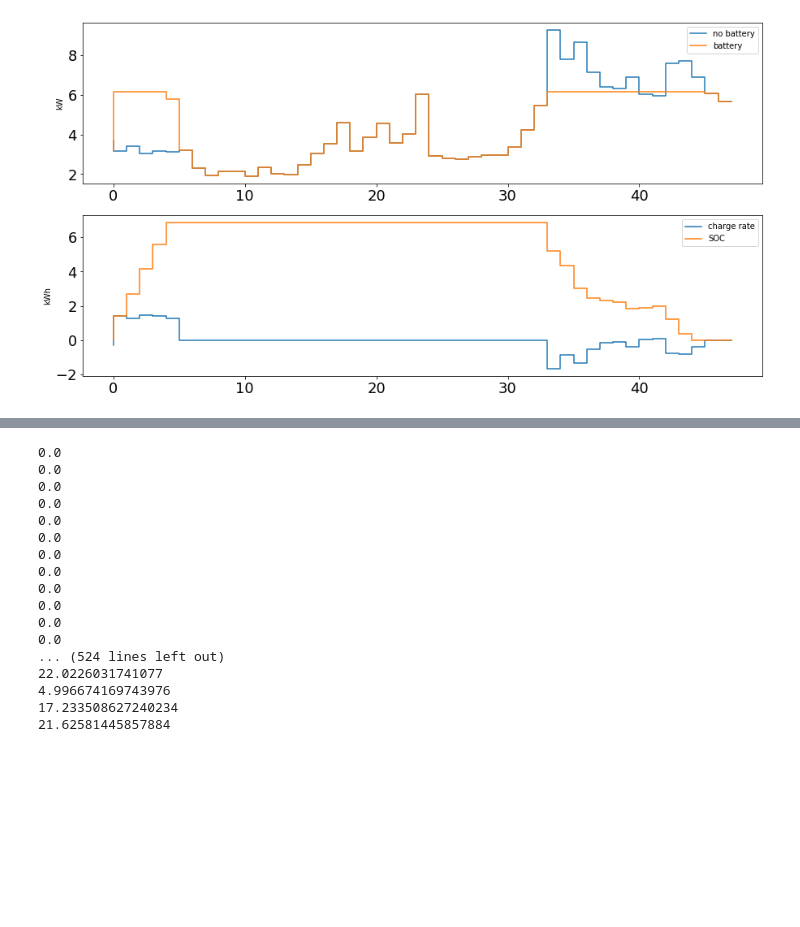
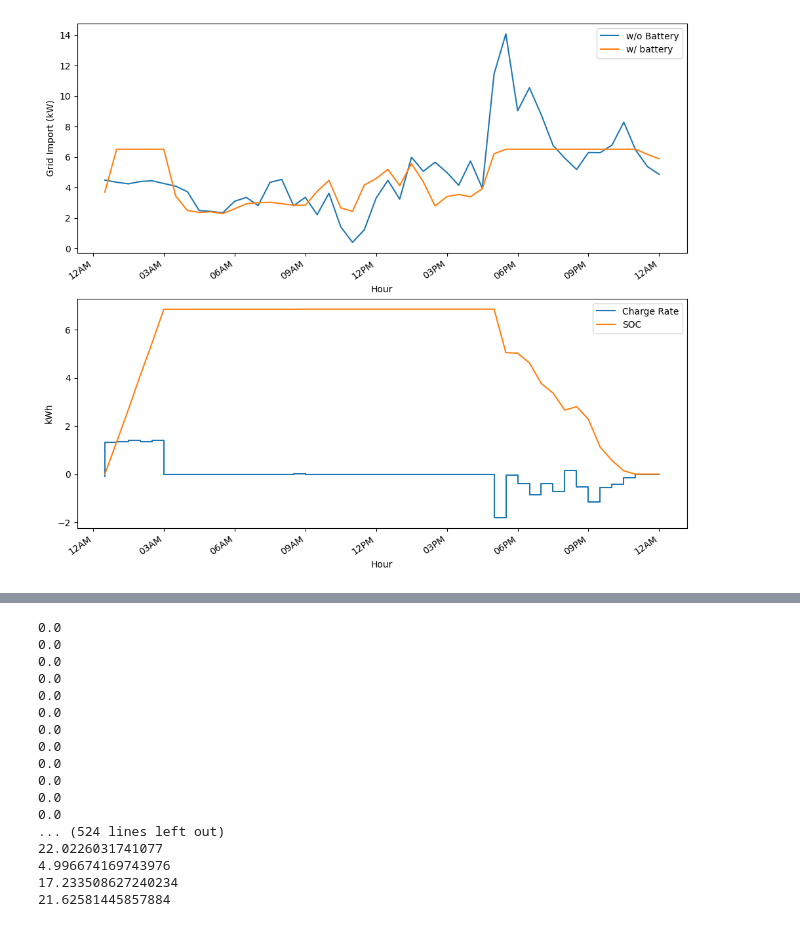
Before and after one commit to stait20/Code, a Jupyter notebook: Final/Results.ipynb, the cells around one changed output, grey strips where cells are left out. Drawn from its saved outputs; the diff is of its cells as text; code cells hidden in the pictures; blank space fills up the shorter version.

```diff
--- a/Final/Results.ipynb
+++ b/Final/Results.ipynb
@@ -35,23 +34,39 @@ for feeder in range(SOC.shape[0]):
             newLoad[feeder][day][hour] = schedule_data[feeder*newLoad.shape[1] + day][5][hour]
             SOC[feeder][day][hour] = schedule_data[feeder*SOC.shape[1] + day][0][hour]
             chargeRate[feeder][day][hour] = schedule_data[feeder*SOC.shape[1] + day][1][hour] - schedule_data[feeder*SOC.shape[1] + day][2][hour]
-# %%
-y = list(range(48))
-fig, axs = plt.subplots(2)
-axs[0].step(y,filter_data[0][1], label="no battery")
-axs[0].step(y,newLoad[0][1], label="battery")
-axs[0].legend()
-axs[0].set_ylabel("kW")
-
-axs[1].step(y,chargeRate[0][1], label="charge rate")
-axs[1].step(y,SOC[0][1],label="SOC")
-axs[1].legend()
-axs[1].set_ylabel("kWh")
-
-
-fig.set_figheight(8)
-fig.set_figwidth(15)
-fig.show()
-# %% [output]
-[figure, removed]
+# %%
+feeder = 0
+day = 9
+
+y = list(range(48))
+fig, axs = plt.subplots(2)
+axs[0].plot(df["Timestamp"].iloc[0:48],realLoads[feeder][day], label="w/o Battery")
+axs[0].plot(df["Timestamp"].iloc[0:48],newLoad[feeder][day], label="w/ battery")
+axs[0].legend()
+axs[0].set_ylabel("Grid Import (kW)")
+axs[0].set_xlabel("Hour")
+
+axs[1].step(df["Timestamp"].iloc[0:48],chargeRate[feeder][day], label="Charge Rate")
+axs[1].plot(df["Timestamp"].iloc[0:48],SOC[feeder][day],label="SOC")
+axs[1].legend()
+axs[1].set_ylabel("kWh")
+axs[1].set_xlabel("Hour")
+
+for ax in axs:
+  for label in ax.get_xticklabels(which='major'):
+      label.set(rotation=35, horizontalalignment='right')
+
+  myFmt = mdates.DateFormatter('%I%p')  #'%d %m %y %I %p'
+  ax.xaxis.set_major_formatter(myFmt)
+
+
+
+fig.set_figheight(10)
+fig.set_figwidth(12)
+
+
+plt.savefig("scheduleExampleOnForecast.svg", format='svg', dpi=1500, bbox_inches="tight")
+fig.show()
+# %% [output]
+[figure, added]
 # %%
```
Also changed, not shown: parts of 5 cells of this notebook.
